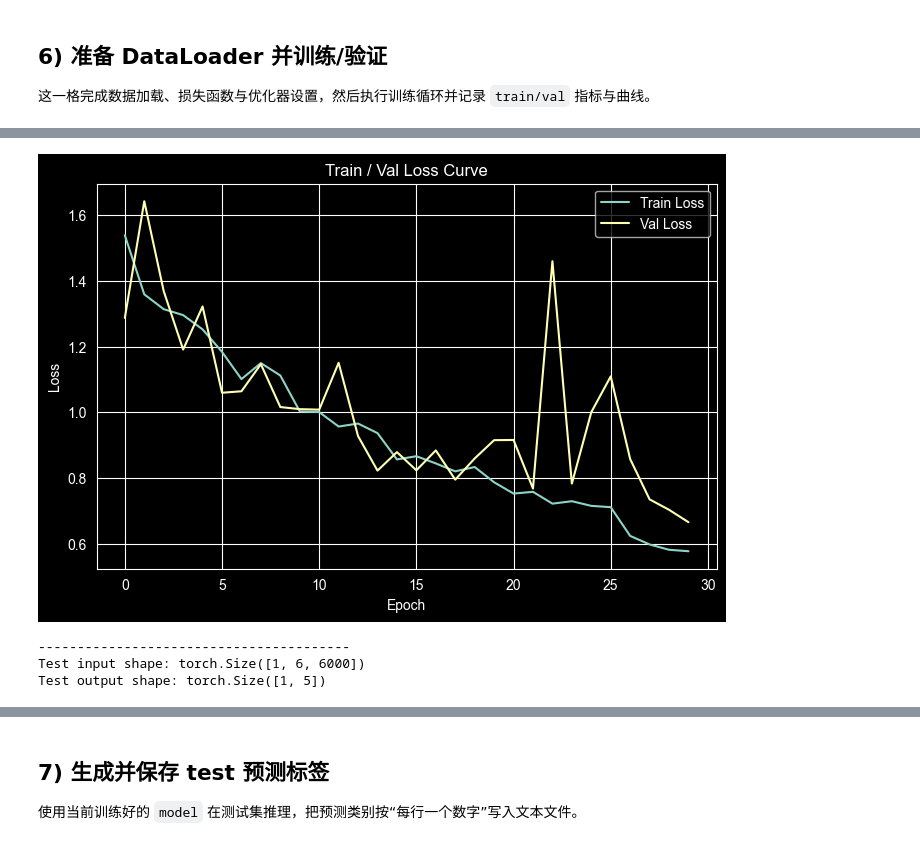
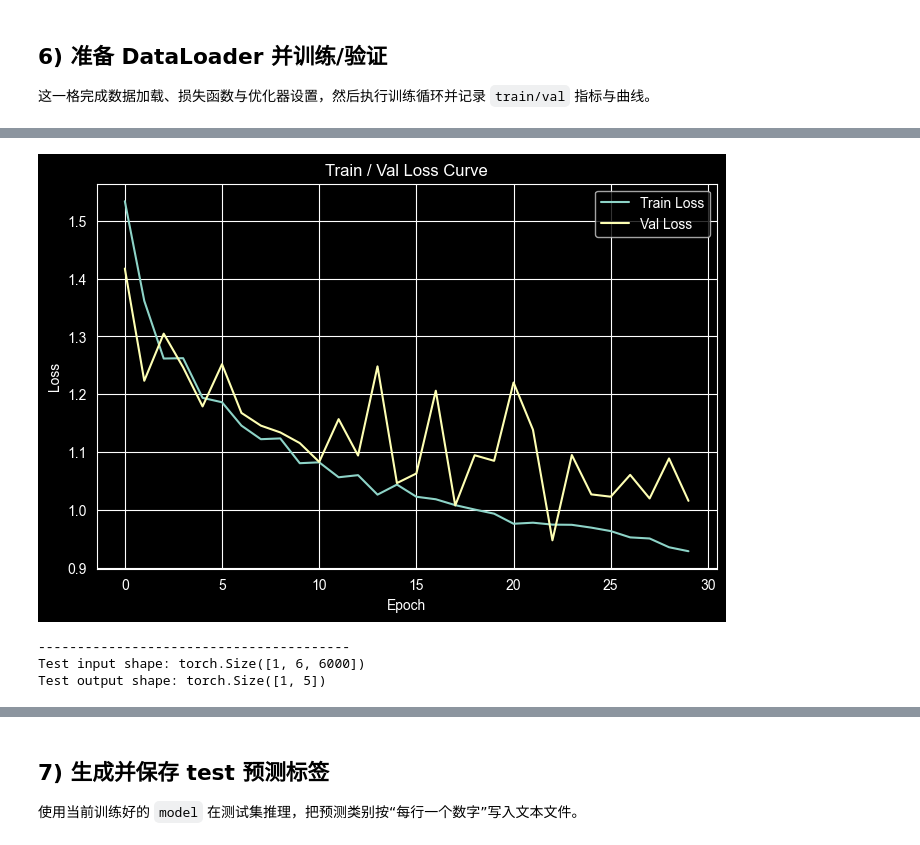
Before and after one commit to beyonder-wang/Course-Project, a Jupyter notebook: train.ipynb, the cells around one changed output, grey strips where cells are left out. Cells and saved outputs as stored; diff of their text form; code cells hidden in the pictures.

```diff
--- a/train.ipynb
+++ b/train.ipynb
@@ -101,7 +101,7 @@ CLASSES = len(category_list)  # 应该是 5: ['Wake', 'N1', 'N2', 'N3', 'REM']
 patch_size = 200
 BATCH_SIZE = 64
 EPOCHS = 30
-LR = 5e-4
+LR = 8e-4
 
 # 检查设备
 device = torch.device("cuda" if torch.cuda.is_available() else "cpu")
@@ -131,11 +131,11 @@ model = MultiScaleDeepSleepNet(
     dropout=0.5 # 睡眠数据容易过拟合，建议 dropout 设大一点
 ).to(device)
 
-criterion = nn.CrossEntropyLoss()
+criterion = nn.CrossEntropyLoss(label_smoothing=0.1)
 
 # 在 train.ipynb 定义优化器后加入
-optimizer = torch.optim.AdamW(model.parameters(), lr=8e-4, weight_decay=1e-3)
-scheduler = torch.optim.lr_scheduler.ReduceLROnPlateau(optimizer, mode='max', factor=0.5, patience=3, verbose=True)
+optimizer = torch.optim.AdamW(model.parameters(), lr=LR, weight_decay=1e-3)
+scheduler = torch.optim.lr_scheduler.ReduceLROnPlateau(optimizer, mode='max', factor=0.5, patience=7, verbose=True)
 
 
 # -------------------------
@@ -163,7 +163,7 @@ for epoch in range(EPOCHS):
         loss = criterion(output, label)
 
         loss.backward()
-
+        model.clip_gradients()
         optimizer.step()
 
         batch_size = label.size(0)
@@ -257,4 +257,4 @@ Final Val Accuracy: 0.7465
-[figure, old version]
+[figure, new version]
 ----------------------------------------
 Test input shape: torch.Size([1, 6, 6000])
 Test output shape: torch.Size([1, 5])
```
Also changed, not shown: parts of 2 cells of this notebook.
